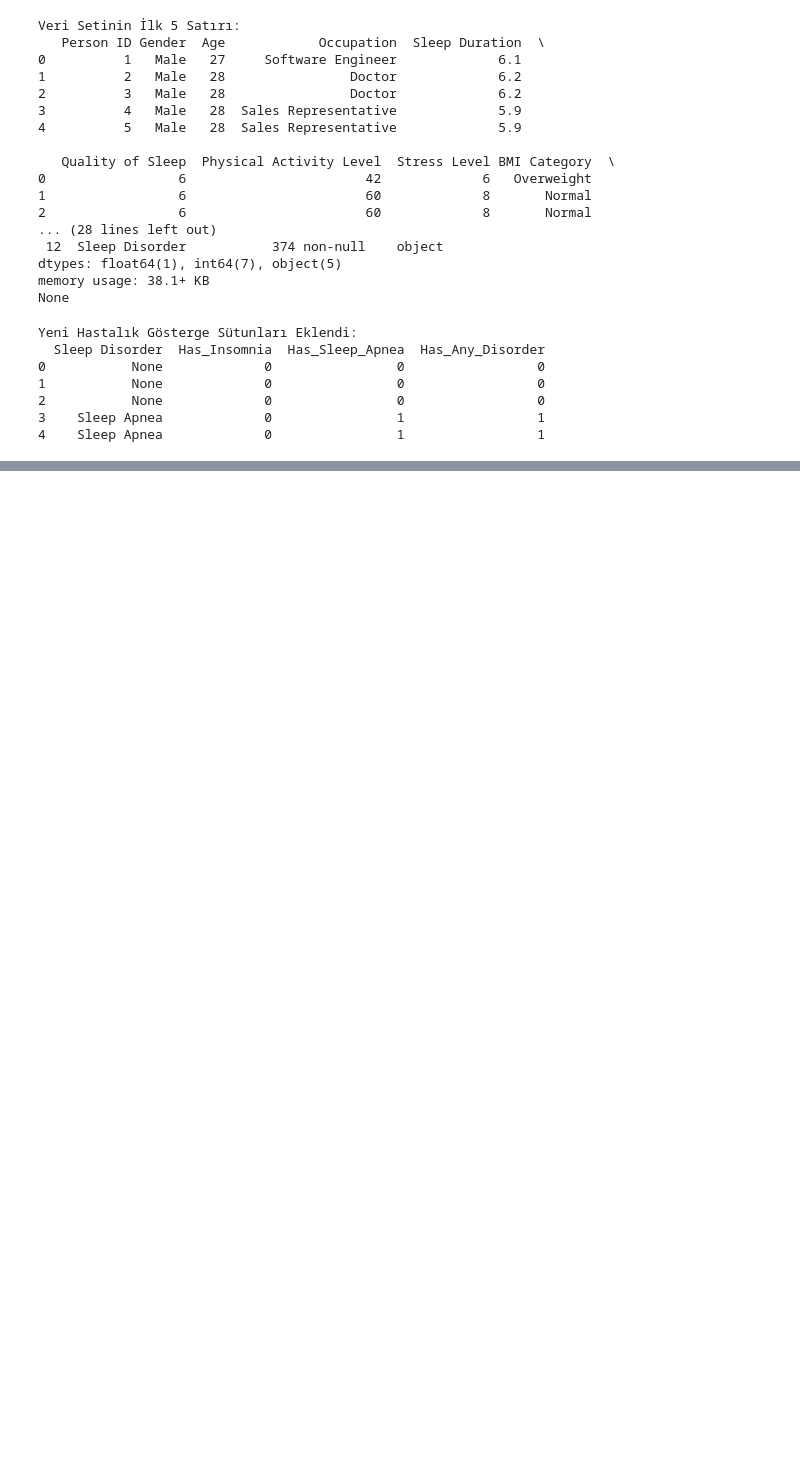
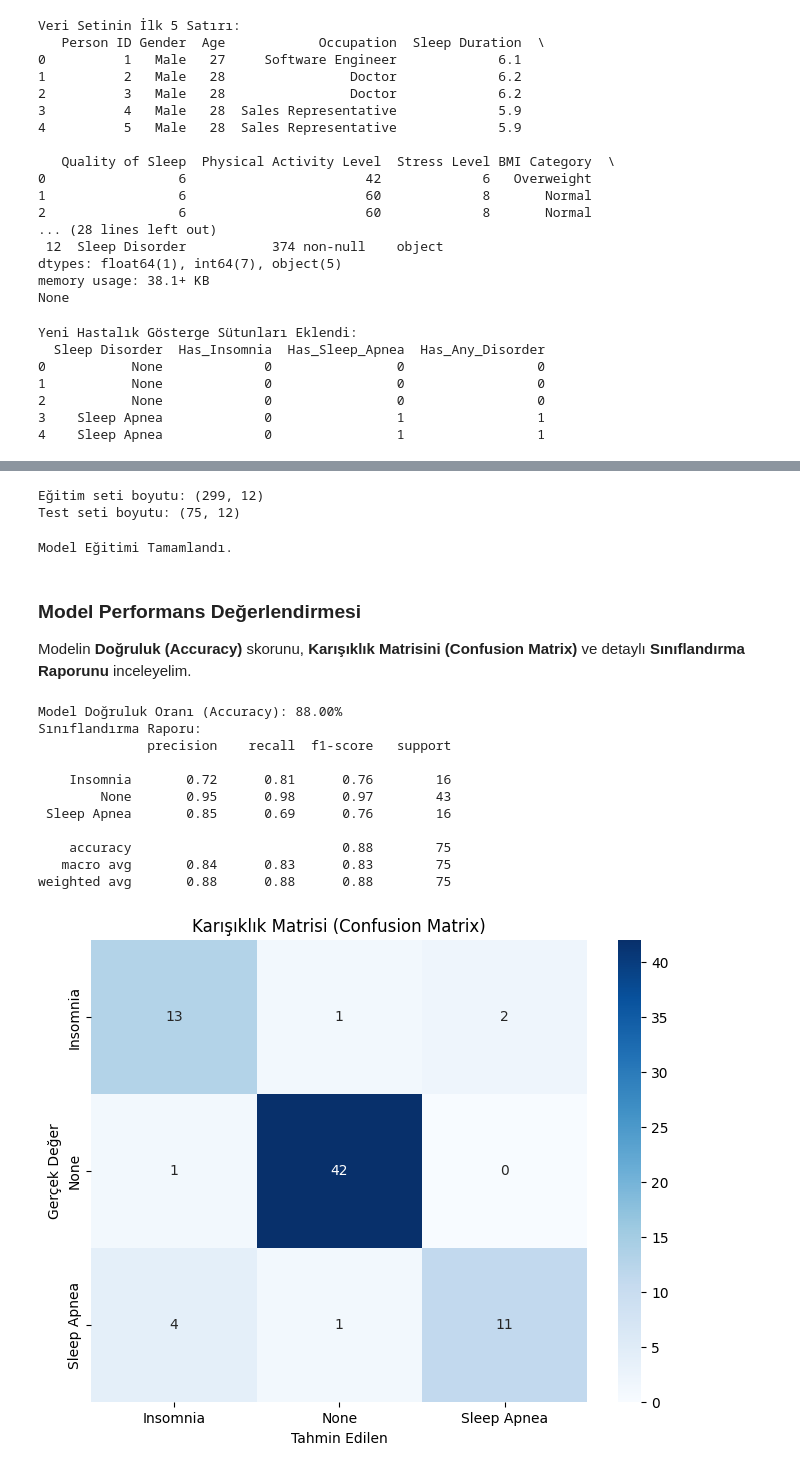
Before and after one commit to meminglr/bioinformatics_project, a Jupyter notebook: main.ipynb, the cells around one changed output, grey strips where cells are left out. Saved outputs shown, nothing was run; the diff lists cells and outputs as text; code cells hidden in the pictures; blank space fills up the shorter version.

```diff
--- a/main.ipynb
+++ b/main.ipynb
@@ -121,0 +163,72 @@ Korelasyon Katsayısı: -0.8988
+# %%
+from sklearn.model_selection import train_test_split
+from sklearn.ensemble import RandomForestClassifier
+from sklearn.metrics import classification_report, confusion_matrix, accuracy_score
+from sklearn.preprocessing import LabelEncoder
+import numpy as np
+
+# Veri Hazırlığı
+# Hedef değişkenimiz: 'Sleep Disorder'
+# Bu sütun kategorik (None, Insomnia, Sleep Apnea) olduğu için sayısal hale getirmemiz gerekebilir
+# Ancak Random Forest genelde label encoding ile çalışabilir.
+
+# Veriyi (X) ve Hedefi (y) belirleyelim
+# Not: 'Has_Insomnia', 'Has_Sleep_Apnea', 'Has_Any_Disorder' sütunlarını FEATURES'tan çıkarmalıyız.
+# Çünkü bunlar doğrudan cevabı içeriyor (Data Leakage).
+X = df.drop(columns=['Sleep Disorder', 'Has_Insomnia', 'Has_Sleep_Apnea', 'Has_Any_Disorder'])
+
+# Hedef
+y = df['Sleep Disorder']
+
+# Split Data (Eğitim %80 - Test %20)
+X_train, X_test, y_train, y_test = train_test_split(X, y, test_size=0.2, random_state=42)
+
+print("Eğitim seti boyutu:", X_train.shape)
+print("Test seti boyutu:", X_test.shape)
+# %% [output]
+Eğitim seti boyutu: (299, 12)
+Test seti boyutu: (75, 12)
+# %%
+# Random Forest Sınıflandırıcısı Kurulumu ve Eğitimi
+rf_model = RandomForestClassifier(n_estimators=100, random_state=42)
+rf_model.fit(X_train, y_train)
+
+# Test seti üzerinde tahmin
+y_pred = rf_model.predict(X_test)
+
+print("Model Eğitimi Tamamlandı.")
+# %% [output]
+Model Eğitimi Tamamlandı.
+# %% [markdown]
+### Model Performans Değerlendirmesi
+Modelin **Doğruluk (Accuracy)** skorunu, **Karışıklık Matrisini (Confusion Matrix)** ve detaylı **Sınıflandırma Raporunu** inceleyelim.
+# %%
+# 1. Doğruluk Skoru
+acc = accuracy_score(y_test, y_pred)
+print(f"Model Doğruluk Oranı (Accuracy): {acc:.2%}")
+
+# 2. Sınıflandırma Raporu
+print("Sınıflandırma Raporu:")
+print(classification_report(y_test, y_pred))
+
+# 3. Karışıklık Matrisi Görselleştirme
+plt.figure(figsize=(8, 6))
+cm = confusion_matrix(y_test, y_pred)
+sns.heatmap(cm, annot=True, fmt='d', cmap='Blues', xticklabels=rf_model.classes_, yticklabels=rf_model.classes_)
+plt.xlabel('Tahmin Edilen')
+plt.ylabel('Gerçek Değer')
+plt.title('Karışıklık Matrisi (Confusion Matrix)')
+plt.show()
+# %% [output]
+Model Doğruluk Oranı (Accuracy): 88.00%
+Sınıflandırma Raporu:
+              precision    recall  f1-score   support
+
+    Insomnia       0.72      0.81      0.76        16
+        None       0.95      0.98      0.97        43
+ Sleep Apnea       0.85      0.69      0.76        16
+
+    accuracy                           0.88        75
+   macro avg       0.84      0.83      0.83        75
+weighted avg       0.88      0.88      0.88        75
+[figure, added]
```
Also changed, not shown: parts of 6 cells of this notebook.
